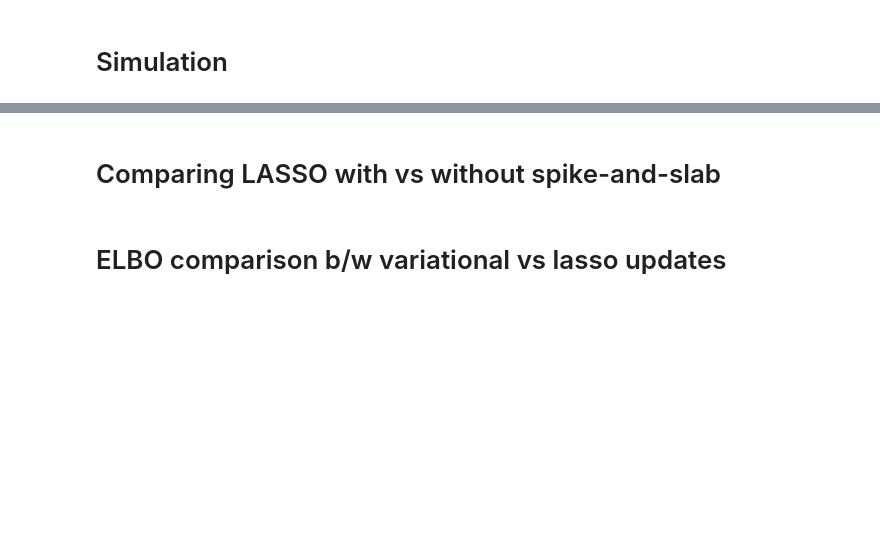
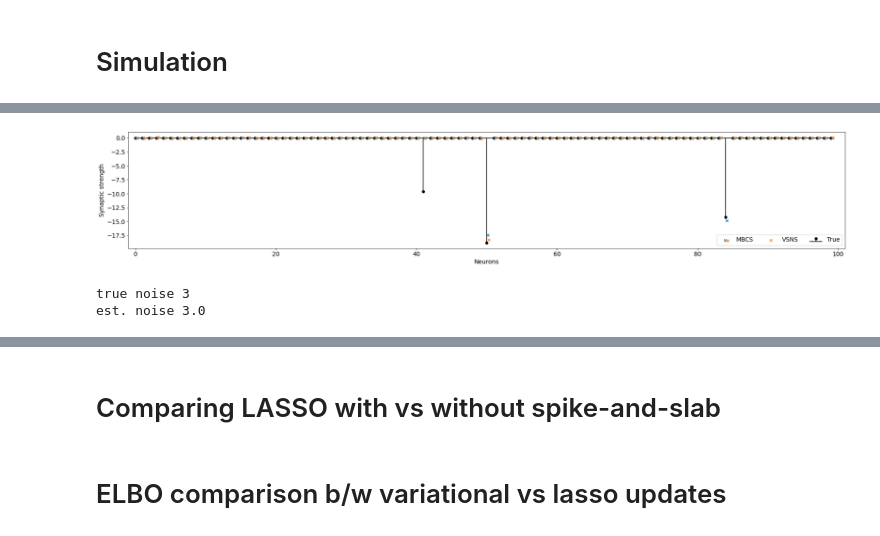
Before and after one commit to marcustriplett/circuitmap, a Jupyter notebook: notebooks/adaprobe_jax_implementation.ipynb, the cells around one changed output, grey strips where cells are left out. Drawn from its saved outputs; the diff is of its cells as text; code cells hidden in the pictures; blank space fills up the shorter version.

```diff
--- a/notebooks/adaprobe_jax_implementation.ipynb
+++ b/notebooks/adaprobe_jax_implementation.ipynb
@@ -85,0 +133,32 @@ phi_cov_prior = np.array([np.array([[1e-1, 0], [0, 1e0]]) for _ in range(N)])
+# %%
+fontsize=14
+
+rng = np.arange(N)
+model_offset = 0.15
+
+cols = ['firebrick', 'C1']
+
+plt.figure(figsize=(30, 5))
+plt.stem(np.arange(N), sim.w, linefmt='k', markerfmt='ko', basefmt='k-', label='True')
+plt.scatter(rng + model_offset, model_mbcs.state['mu'], marker='x', color='C0', label='MBCS', zorder=10)
+plt.scatter(rng + 2 * model_offset, model_vsns.state['mu'], marker='x', color='C1', label='VSNS', zorder=11)
+
+# plt.errorbar(rng + model_offset + 0.03, model_mbcs.state['mu'], yerr = model_mbcs.state['beta'], fmt='.', color='firebrick')
+
+plt.xlim([-1, N+1])
+plt.legend(ncol=4, fontsize=14, loc='lower right')
+# plt.ylim(top=4)
+plt.xlabel('Neurons', fontsize=fontsize)
+plt.xticks(fontsize=fontsize)
+plt.yticks(fontsize=fontsize)
+plt.ylabel('Synaptic strength', fontsize=fontsize)
+# plt.savefig('figs/model_based_cs/model_vs_l1_comparison_N%i_a%.2f_sig%.2f_example_wo_sns.png'%(N, a, sigma), format='png', facecolor='white', bbox_inches='tight', dpi=200)
+plt.show()
+# %% [output]
+[figure, added]
+# %%
+print('true noise', sigma)
+print('est. noise', np.sqrt(model_vsns.state['rate']/model_vsns.state['shape']))
+# %% [output]
+true noise 3
+est. noise 3.0
```
Also changed, not shown: parts of 48 cells of this notebook, 1 other file.
